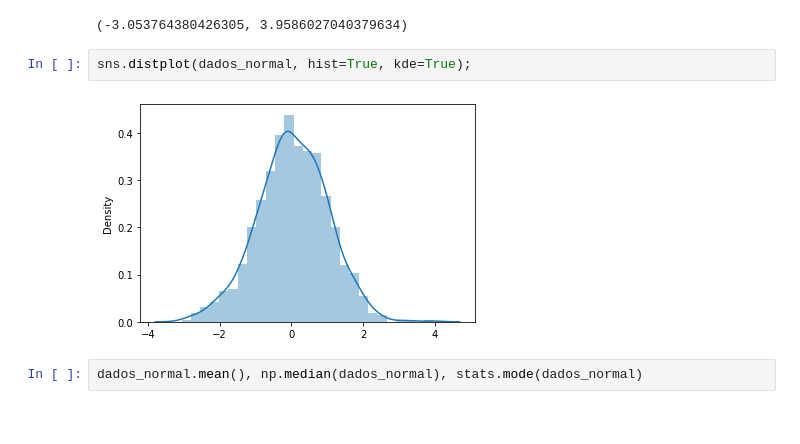
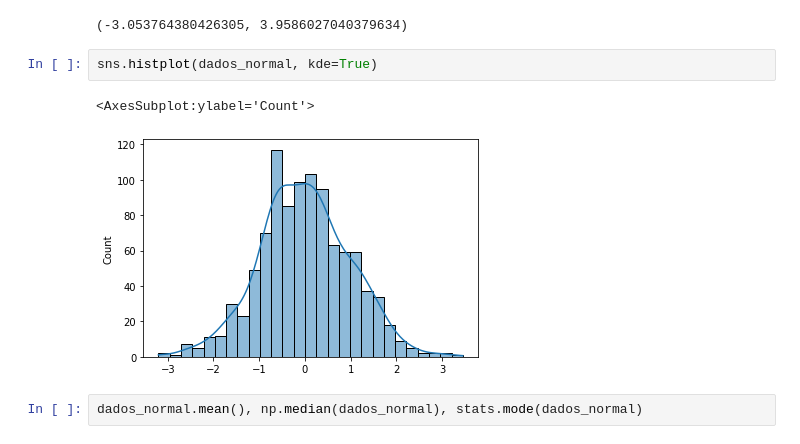
Before and after one commit to AlissonRaphael/statistics_for_data_science_and_machine_learning, a Jupyter notebook: 6_distribuicoes_estatisticas/distribuicao_normal.ipynb, the cells around one changed output. Cells and saved outputs as stored; diff of their text form.

```diff
--- a/6_distribuicoes_estatisticas/distribuicao_normal.ipynb
+++ b/6_distribuicoes_estatisticas/distribuicao_normal.ipynb
@@ -13,9 +13,10 @@ min(dados_normal), max(dados_normal)
 # %% [output]
 (-3.053764380426305, 3.9586027040379634)
 # %%
-sns.distplot(dados_normal, hist=True, kde=True);
+sns.histplot(dados_normal, kde=True)
 # %% [output]
+<AxesSubplot:ylabel='Count'>
-[figure, old version]
+[figure, new version]
 # %%
 dados_normal.mean(), np.median(dados_normal), stats.mode(dados_normal)
 # %% [output]
```
Also changed, not shown: parts of 7 cells of this notebook.
